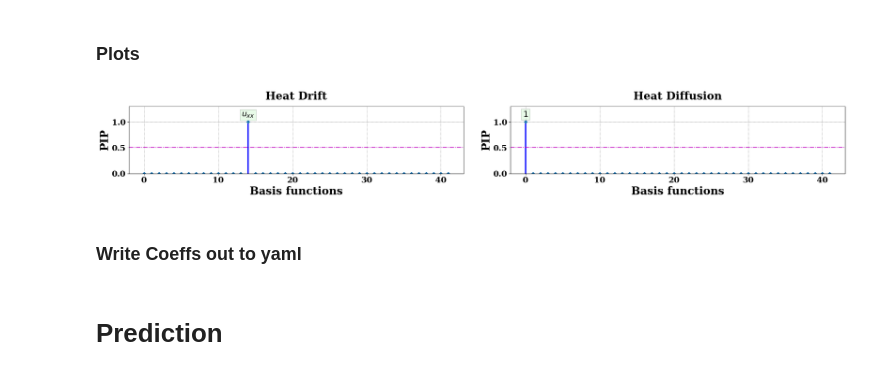
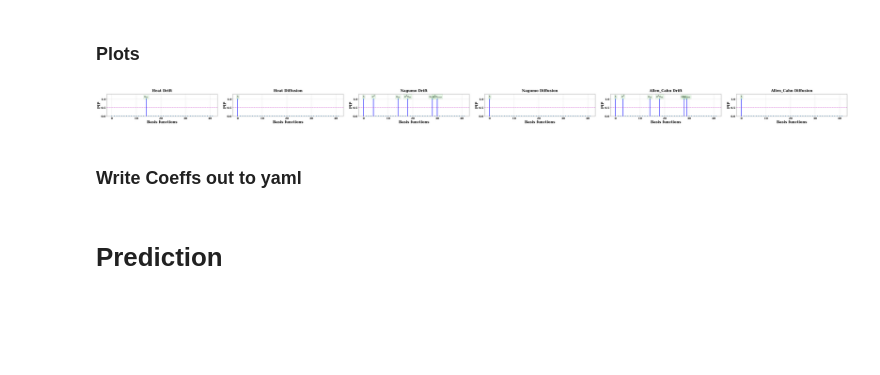
Before and after one commit to rogoson/Stochastic-PDE-Discovery, a Jupyter notebook: MasterNotebook.ipynb, the cells around one changed output. Saved outputs shown, nothing was run; the diff lists cells and outputs as text; code cells hidden in the pictures; blank space fills up the shorter version.

```diff
--- a/MasterNotebook.ipynb
+++ b/MasterNotebook.ipynb
@@ -12,8 +12,8 @@ import time
 Runs experiment for those which are set to true (~10min/experiment)
 # %%
 HEAT = True
-NAGUMO = False
-ALLEN_CAHN = False
+NAGUMO = True
+ALLEN_CAHN = True
 
 DRIFT = True
 DIFFUSION = True
@@ -116,8 +113,7 @@ Xi_drift_true = {
        "Heat": [0., 0., 0., 0., 0., 0., 0., 0., 0., 0., 0., 0., 0., 0., yamlParameters["heat"]["correct"]["epsilon"], 0., 0.,
         0., 0., 0., 0., 0., 0., 0., 0., 0., 0., 0., 0., 0., 0., 0., 0., 0.,
         0., 0., 0., 0., 0., 0., 0., 0.],
-       "Nagumo": [ 0.,  yamlParameters["nagumo"]["correct"]["u_coeff"],  yamlParameters["nagumo"]["correct"]["u2_coeff"], yamlParameters["nagumo"]["correct"]["u3_coeff"],  0.,0.,  0.,  0.,  0.,  0.,yamlParameters["nagumo"]["correct"]["epsilon"],  0.,  0.,  0., 0.,0.,  0.,  0.,  0.,
-          0.,0.,  0.,  0.,  0.,  0.,0.,  0.,  0.,  0.,  0.,0.,  0.,  0.,  0.,  0.],
+       "Nagumo": [0., yamlParameters["nagumo"]["correct"]["u_coeff"], yamlParameters["nagumo"]["correct"]["u2_coeff"], yamlParameters["nagumo"]["correct"]["u3_coeff"]] + [0.]*10 + [yamlParameters["nagumo"]["correct"]["epsilon"]] + [0.]*27, # i do NOT have faith in this
         "Allen_Cahn": [0., yamlParameters["allen_cahn"]["correct"]["u_coeff"], 0., yamlParameters["allen_cahn"]["correct"]["u3_coeff"], 0., 0., 0., 0., 0., 0., 0., 0., 0., 0., yamlParameters["allen_cahn"]["correct"]["epsilon"], 0., 0.,
        0., 0., 0., 0., 0., 0., 0., 0., 0., 0., 0., 0., 0., 0., 0., 0., 0.,
        0., 0., 0., 0., 0., 0., 0., 0.]
@@ -154,7 +150,7 @@ for identificationTask, value in IDENTIFICATION_TASKS.items():
                     if algorithm == "Lasso":
                         Xi_coeffs = SPDE.Lasso(dictionary, target, lam)
                     elif algorithm == "SINDy":
-                        Xi_coeffs = SPDE.sindy(lam,Dictt,target)
+                        Xi_coeffs = SPDE.sindy(lam,dictionary,target)
                     end_time = time.time()
 
                     targetCoeffs = Xi_drift_true[problem] if identificationTask == "Drift" else Xi_diffusion_true[problem]
@@ -170,7 +166,7 @@ for identificationTask, value in IDENTIFICATION_TASKS.items():
                         if i in corr_ind:
                             pass
                         else:
-                            if Xi_coeffs[i] != 0:
+                            if Xi_coeffs.reshape(-1)[i] != 0:
                                 fp += 1
 
                     total_negatives = len(targetCoeffs) - len(corr_ind)
@@ -178,5 +174,5 @@ for identificationTask, value in IDENTIFICATION_TASKS.items():
 
                     results.append([f"{problem} | {identificationTask}", algorithm, round(l2_error, 4), round(fpr, 2), round(end_time - start_time, 4)])
 
-tabulate_neatly(results, headers=["Problem", "Algorithm", "L2 Error", "FPR (%)", "Time (s)"], title="LASSO " + identificationTask + " Results")
+tabulate_neatly(results, headers=["Problem", "Algorithm", "L2 Error", "FPR (%)", "Time (s)"], title="Identification Results")
 # %% [output]
@@ -290,35 +322,38 @@ plt.rcParams['font.size'] = 24
 
 fig, axes = plt.subplots(1, len(problemDictionaries) * (2 if (DRIFT and DIFFUSION) else 1), figsize=(12 * len(problemDictionaries) * (2 if (DRIFT and DIFFUSION) else 1), 4))
 axes = np.atleast_1d(axes)  # ensures axes is always an array even with 1 subplot
 
+ax_idx = 0
 for problem, experimentSet in problemDS.items():
-    for ax, (identificationTask, DS) in zip(axes, experimentSet.items()):
+    for identificationTask, DS in experimentSet.items():
+        ax = axes[ax_idx]
+        ax_idx += 1
         xr = np.array(range(len(DS['zmean'])))
 
         ax.vlines(xr, 0, DS['zmean'], colors='blue', linewidth=3.0)
         ax.plot(xr, DS['zmean'], 'C0D', markersize=5)
         ax.axhline(y=0.5, color='m', linestyle='-.')
 
         # annotate discovered terms with PIP > 0.5
         description = problemDescriptions[problem]
         for i, pip in enumerate(DS['zmean']):
             if pip > 0.5:
                 label = f"${description[i]}$" if description[i] != '' else '$1$'
                 ax.text(i, 1.1, label, bbox=dict(facecolor='lightgreen', alpha=0.2), fontsize=18, ha='center')
 
         ax.set_xlabel('Basis functions', fontweight='bold', fontsize=24)
         ax.set_ylabel('PIP', fontweight='bold', fontsize=24)
         ax.set_title(f'{problem} {identificationTask}', fontweight='bold', fontsize=24, pad=15)
         ax.grid(color='gray', linestyle='--', linewidth=0.5)
         ax.set_ylim(0, 1.3)
         ax.tick_params(axis='both', labelsize=18)
         for tick in ax.get_xticklabels() + ax.get_yticklabels():
             tick.set_fontweight('bold')
 
 plt.tight_layout()
 plt.show()
 # %% [output]
-[figure, old version]
+[figure, new version]
 # %% [markdown]
 ### Write Coeffs out to yaml
 # %%
```
Also changed, not shown: parts of 6 cells of this notebook, 3 other files.
